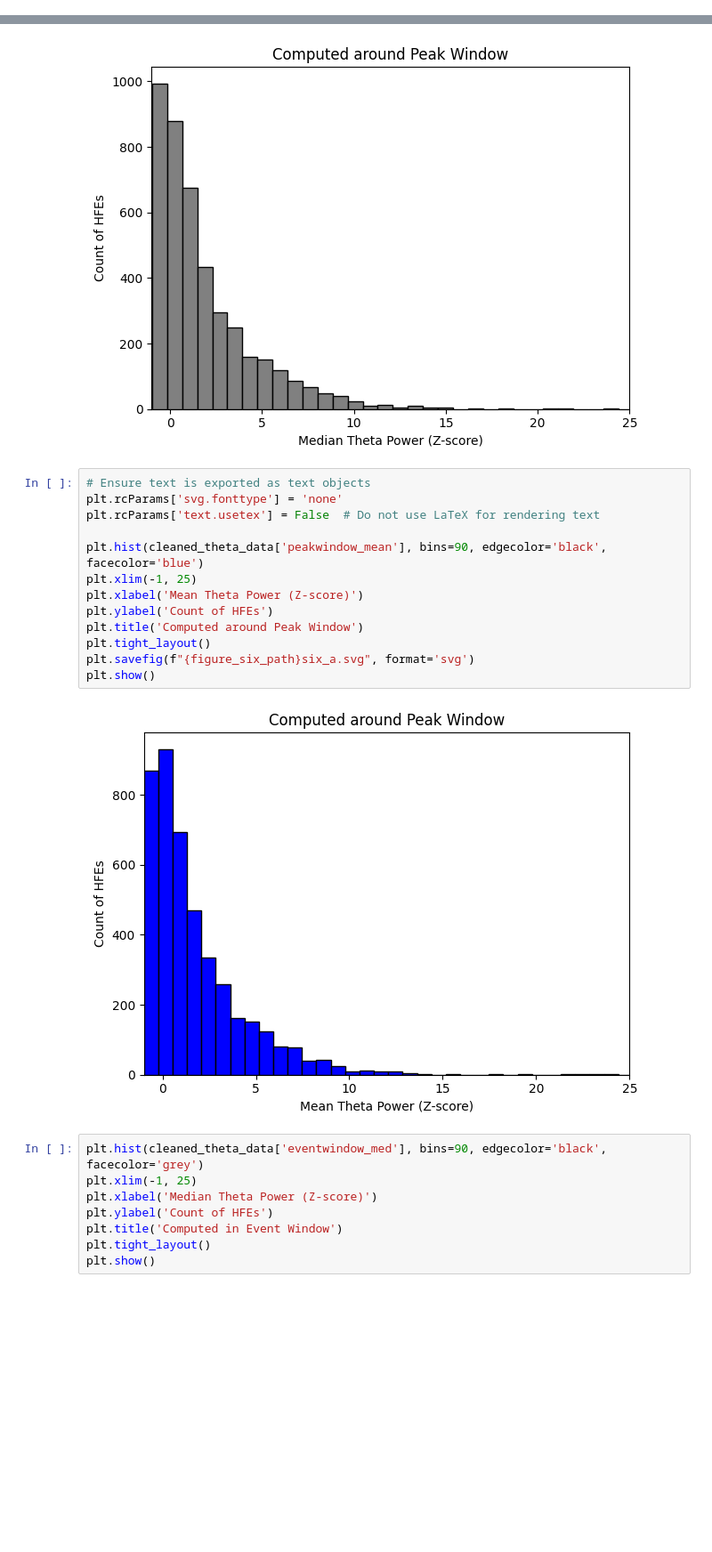
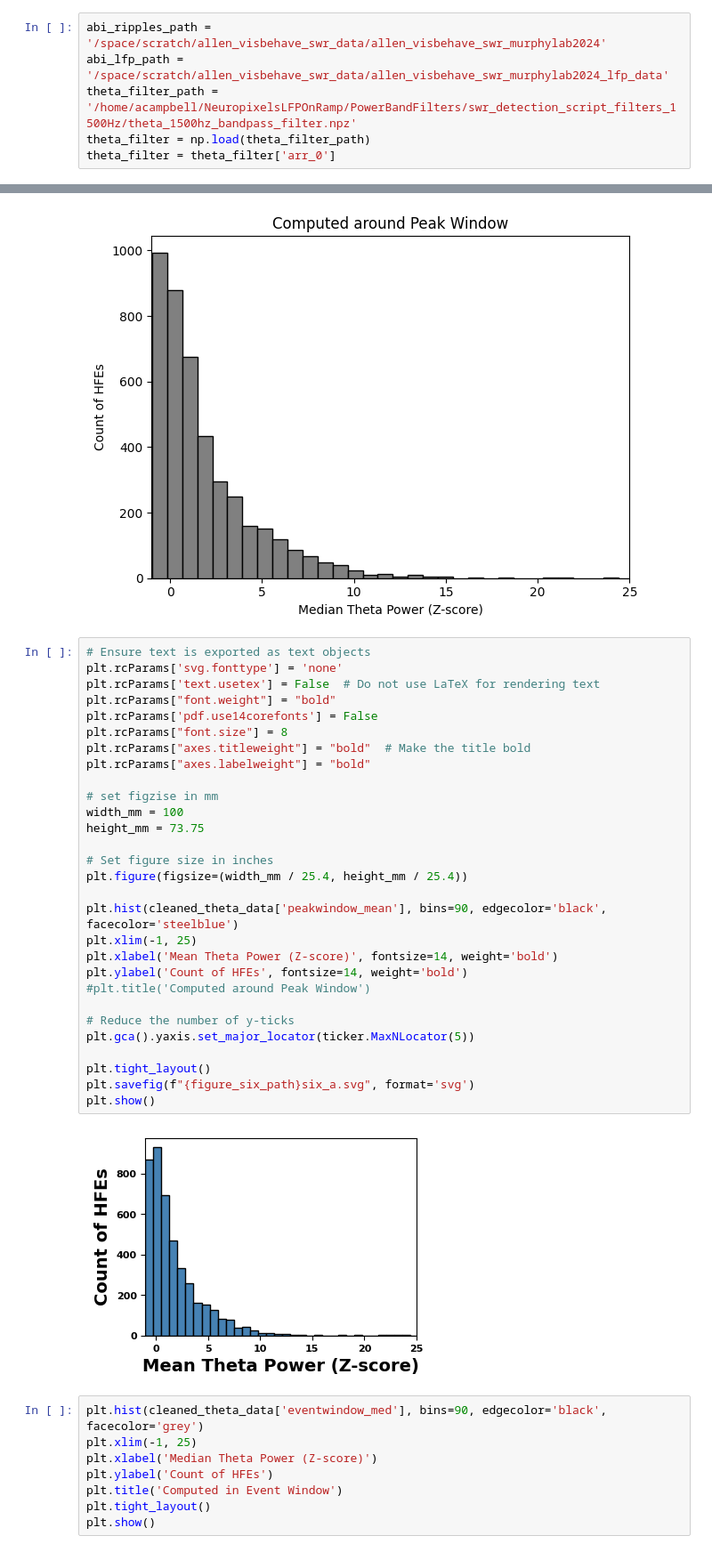
Before and after one commit to AngCamp/CampbellMurphy2024, a Jupyter notebook: TechnicalValidation/ABI_validation.ipynb, the cells around one changed output, grey strips where cells are left out. Shown at 89% size. Saved outputs shown, nothing was run; the diff lists cells and outputs as text; blank space fills up the shorter version.

```diff
--- a/TechnicalValidation/ABI_validation.ipynb
+++ b/TechnicalValidation/ABI_validation.ipynb
@@ -447,0 +464,6 @@ Plotting from file: probe_760213147_channel_850246609_lfp_ca1_peakripplepower.np
+# %%
+abi_ripples_path =  '/space/scratch/allen_visbehave_swr_data/allen_visbehave_swr_murphylab2024'
+abi_lfp_path = '/space/scratch/allen_visbehave_swr_data/allen_visbehave_swr_murphylab2024_lfp_data'
+theta_filter_path = '/home/acampbell/NeuropixelsLFPOnRamp/PowerBandFilters/swr_detection_script_filters_1500Hz/theta_1500hz_bandpass_filter.npz'
+theta_filter = np.load(theta_filter_path)
+theta_filter = theta_filter['arr_0']
@@ -627,18 +729,34 @@ plt.show()
 # %%
 # Ensure text is exported as text objects
 plt.rcParams['svg.fonttype'] = 'none'
 plt.rcParams['text.usetex'] = False  # Do not use LaTeX for rendering text
+plt.rcParams["font.weight"] = "bold"
+plt.rcParams['pdf.use14corefonts'] = False
+plt.rcParams["font.size"] = 8
+plt.rcParams["axes.titleweight"] = "bold"  # Make the title bold
+plt.rcParams["axes.labelweight"] = "bold"
 
-plt.hist(cleaned_theta_data['peakwindow_mean'], bins=90, edgecolor='black', facecolor='blue')
+# set figzise in mm
+width_mm = 100
+height_mm = 73.75
+
+# Set figure size in inches
+plt.figure(figsize=(width_mm / 25.4, height_mm / 25.4))
+
+plt.hist(cleaned_theta_data['peakwindow_mean'], bins=90, edgecolor='black', facecolor='steelblue')
 plt.xlim(-1, 25)
-plt.xlabel('Mean Theta Power (Z-score)')
-plt.ylabel('Count of HFEs')
-plt.title('Computed around Peak Window')
+plt.xlabel('Mean Theta Power (Z-score)', fontsize=14, weight='bold')
+plt.ylabel('Count of HFEs', fontsize=14, weight='bold')
+#plt.title('Computed around Peak Window')
+
+# Reduce the number of y-ticks
+plt.gca().yaxis.set_major_locator(ticker.MaxNLocator(5))
+
 plt.tight_layout()
 plt.savefig(f"{figure_six_path}six_a.svg", format='svg')
 plt.show()
 # %% [output]
-[figure, old version]
+[figure, new version]
 # %%
 plt.hist(cleaned_theta_data['eventwindow_med'], bins=90, edgecolor='black', facecolor='grey')
 plt.xlim(-1, 25)
```
Also changed, not shown: parts of 12 cells of this notebook, 4 other files.
